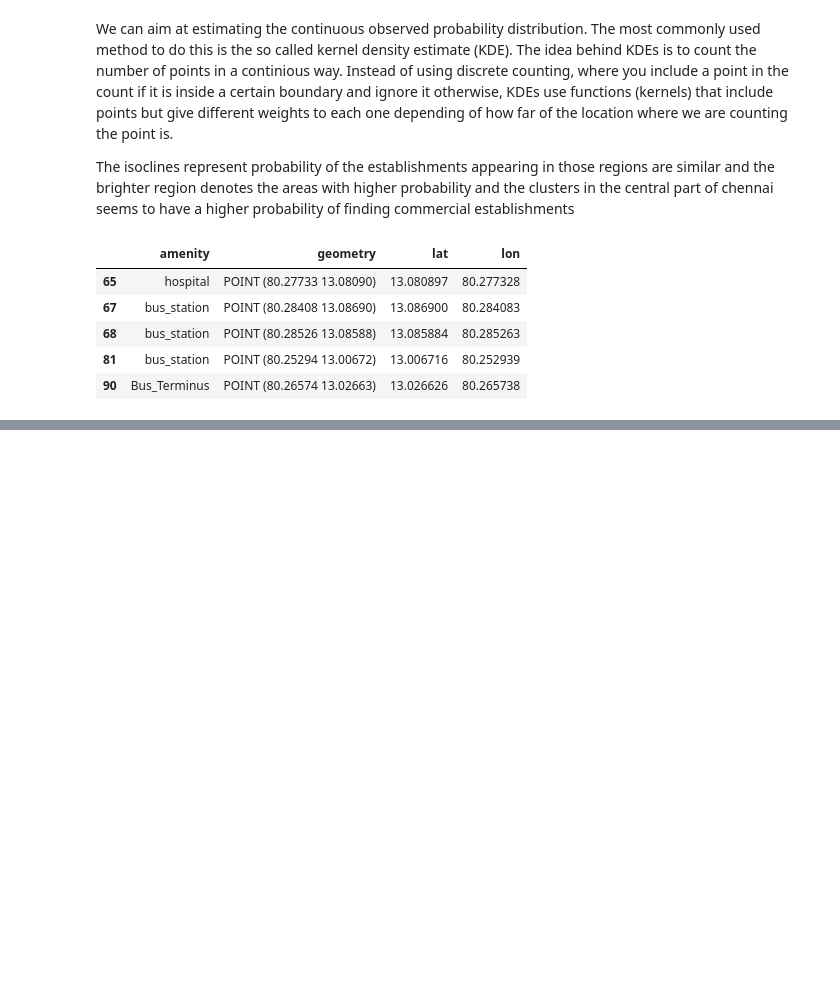
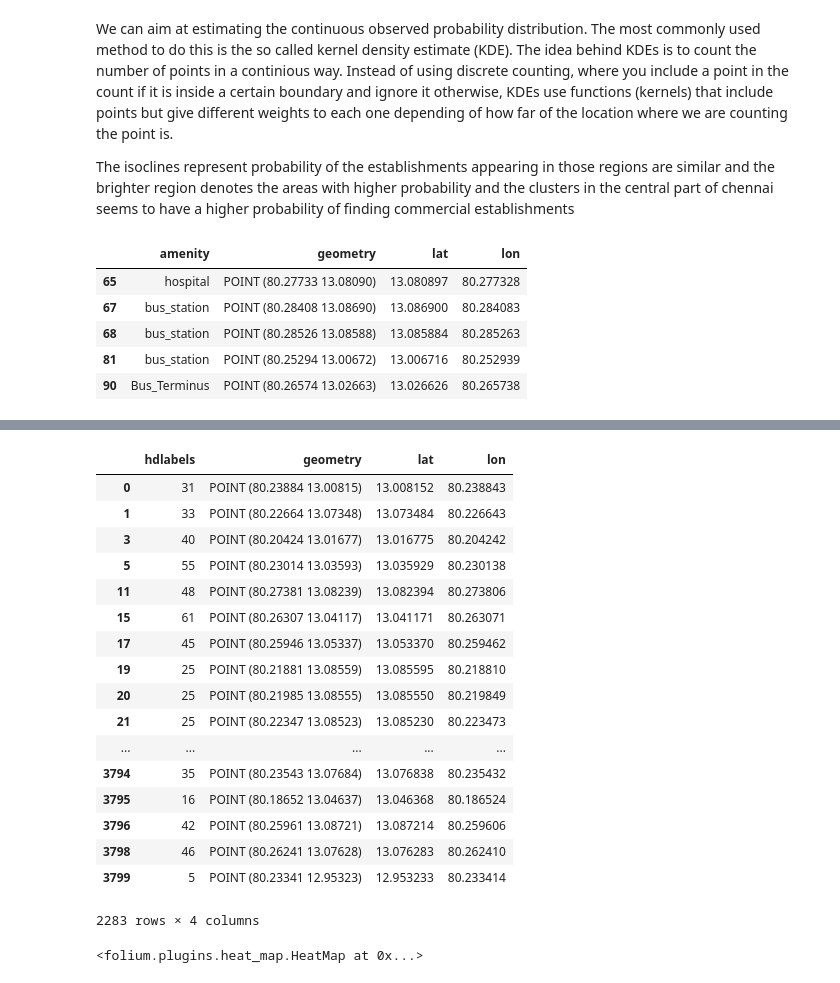
Before and after one commit to Shyam4801/Identify-commercial-centers-using-Points-of-Interest-POI-data, a Jupyter notebook: Chennai-commercial-centres.ipynb, the cells around one changed output, grey strips where cells are left out. Cells and saved outputs as stored; diff of their text form; code cells hidden in the pictures; blank space fills up the shorter version.

```diff
--- a/Chennai-commercial-centres.ipynb
+++ b/Chennai-commercial-centres.ipynb
@@ -504,0 +493,28 @@ map3
+# %%
+polypt = gdf[gdf['hdlabels']>=0][['hdlabels','geometry']]
+polypt['lat'] = polypt['geometry'].y
+polypt['lon'] = polypt['geometry'].x
+polypt.head()
+# %% [output]
+|  | hdlabels | geometry | lat | lon |
+| 0 | 31 | POINT (80.23884 13.00815) | 13.008152 | 80.238843 |
+| 1 | 33 | POINT (80.22664 13.07348) | 13.073484 | 80.226643 |
+| 3 | 40 | POINT (80.20424 13.01677) | 13.016775 | 80.204242 |
+| 5 | 55 | POINT (80.23014 13.03593) | 13.035929 | 80.230138 |
+| 11 | 48 | POINT (80.27381 13.08239) | 13.082394 | 80.273806 |
+| 15 | 61 | POINT (80.26307 13.04117) | 13.041171 | 80.263071 |
+| 17 | 45 | POINT (80.25946 13.05337) | 13.053370 | 80.259462 |
+| 19 | 25 | POINT (80.21881 13.08559) | 13.085595 | 80.218810 |
+| 20 | 25 | POINT (80.21985 13.08555) | 13.085550 | 80.219849 |
+| 21 | 25 | POINT (80.22347 13.08523) | 13.085230 | 80.223473 |
+| ... | ... | ... | ... | ... |
+| 3794 | 35 | POINT (80.23543 13.07684) | 13.076838 | 80.235432 |
+| 3795 | 16 | POINT (80.18652 13.04637) | 13.046368 | 80.186524 |
+| 3796 | 42 | POINT (80.25961 13.08721) | 13.087214 | 80.259606 |
+| 3798 | 46 | POINT (80.26241 13.07628) | 13.076283 | 80.262410 |
+| 3799 | 5 | POINT (80.23341 12.95323) | 12.953233 | 80.233414 |
+2283 rows × 4 columns
+# %%
+HeatMap(polypt[['lat','lon']].as_matrix()).add_to(map3)
+# %% [output]
+<folium.plugins.heat_map.HeatMap at 0x...>
```
Also changed, not shown: parts of 3 cells of this notebook, 4 other files.
